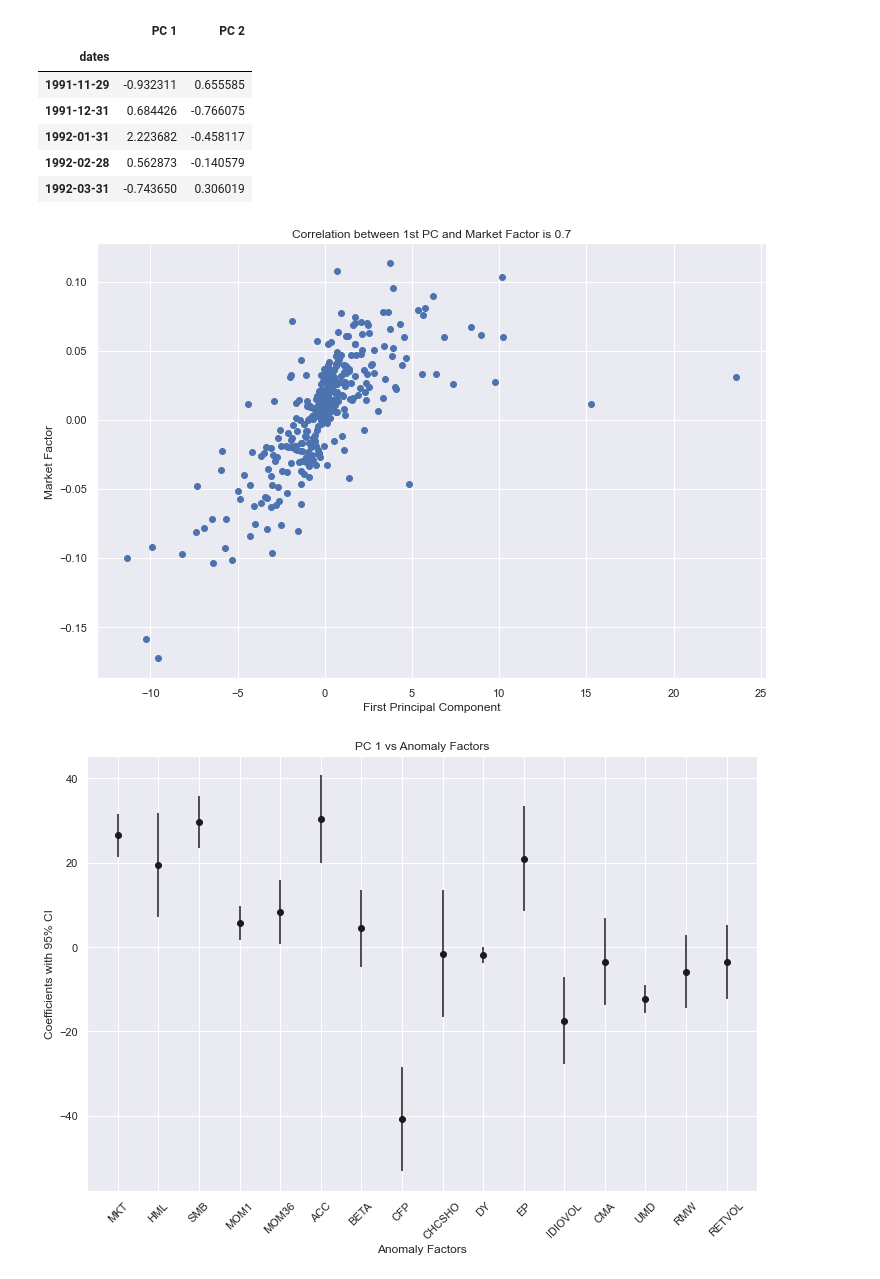
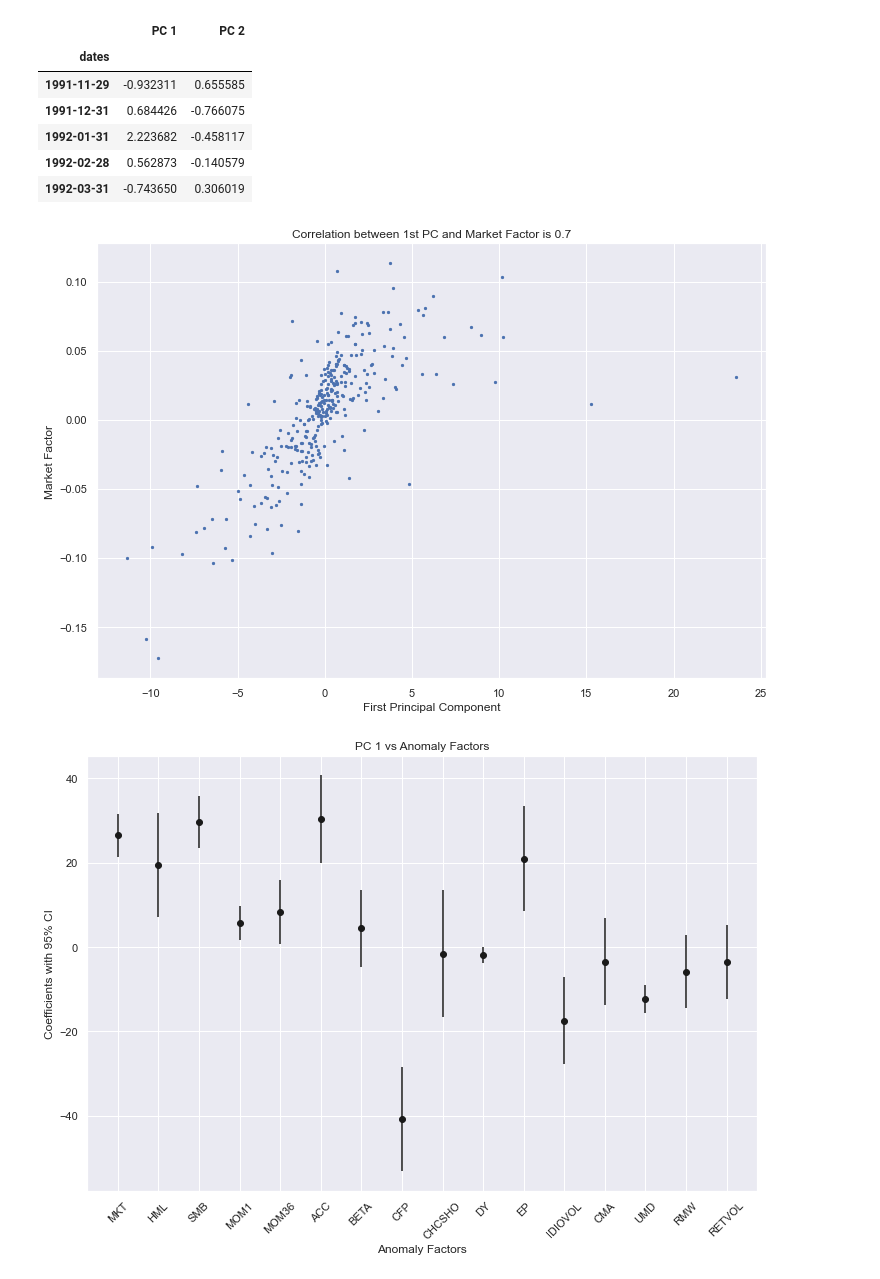
Before and after one commit to guimasuko/AssignmentEconometricsIV, a Jupyter notebook: code/q1_python.ipynb, the cells around one changed output. Cells and saved outputs as stored; diff of their text form; code cells hidden in the pictures.

```diff
--- a/code/q1_python.ipynb
+++ b/code/q1_python.ipynb
@@ -281,8 +281,8 @@ The first 1 PCs explain 8.68% of the returns variance.
 Regress the selected factors on the 16 observed "anomaly" factors described above. How do the "principal component factors" relate to the "anomaly factors"?
 # %%
 # rule of thumb
-pca_rt = pcs.iloc[:,:n_pc_rt]
-pca_rt.head()
+pc_ret_rt = pcs.iloc[:,:n_pc_rt]
+pc_ret_rt.head()
 # %% [output]
 |  | PC 1 | PC 2 |
 | dates |  |  |
@@ -292,13 +292,13 @@ pca_rt.head()
 | 1992-02-28 | 0.562873 | -0.140579 |
 | 1992-03-31 | -0.743650 | 0.306019 |
 # %%
-corr = round(factors['MKT'].corr(pca_rt['PC 1']), 2)
-plt.scatter(pca_rt['PC 1'], factors['MKT'])
+corr = round(factors['MKT'].corr(pc_ret_rt['PC 1']), 2)
+plt.scatter(pc_ret_rt['PC 1'], factors['MKT'], s=5)
 plt.xlabel('First Principal Component')
 plt.ylabel('Market Factor')
 plt.title(f'Correlation between 1st PC and Market Factor is {corr}');
 # %% [output]
-[figure, old version]
+[figure, new version]
 # %%
 standardized_factors = (factors - factors.mean(axis=0))/factors.std(axis=0)
 # %%
```
Also changed, not shown: parts of 48 cells of this notebook, 2 other files.
